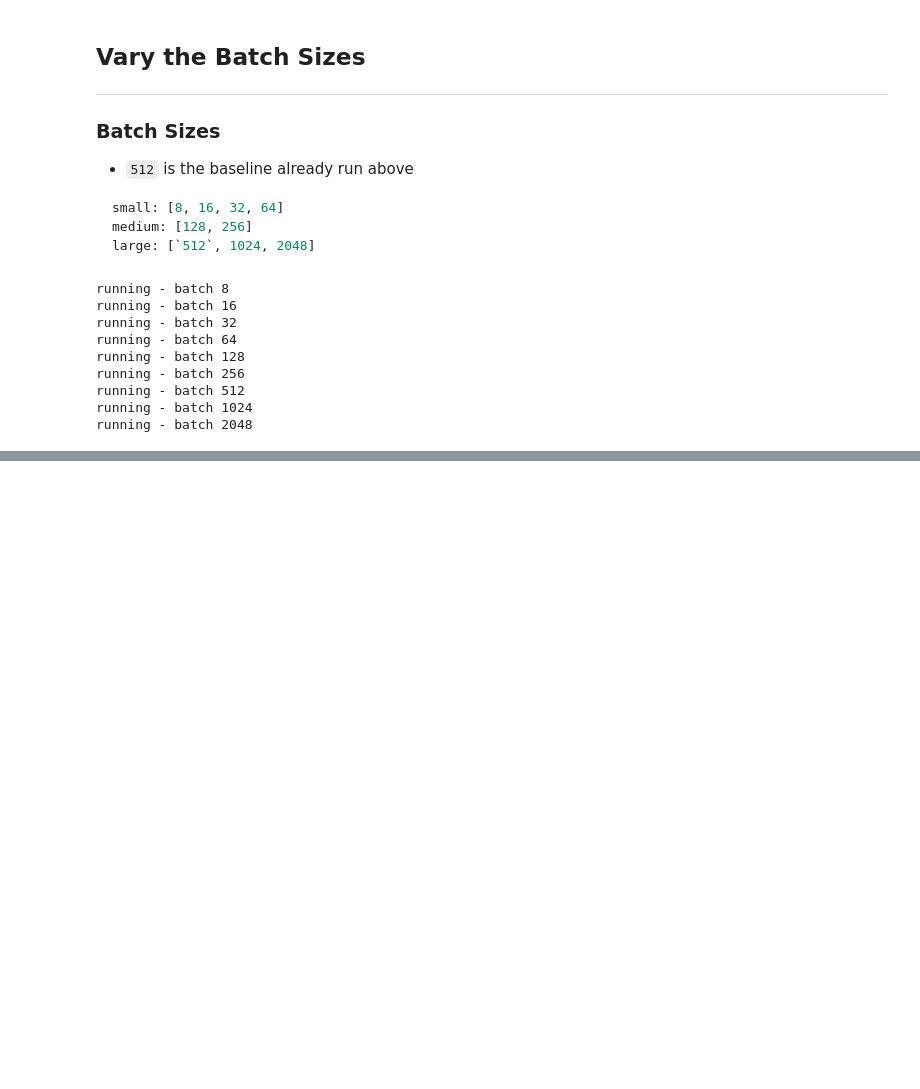
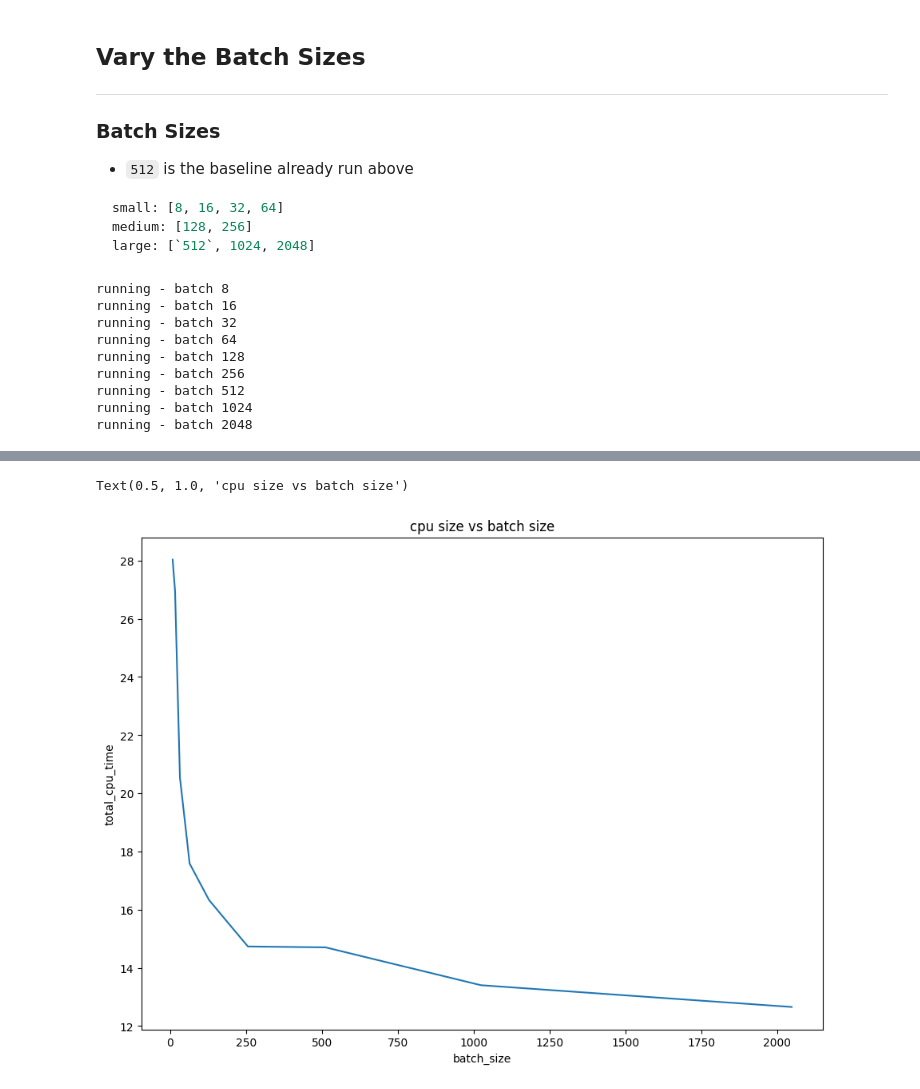
Before and after one commit to UVA-MLSys/DS5110_Fall_2024, a Jupyter notebook: Team 4/demos/01_AI_for_Astronomy_local.ipynb, the cells around one changed output, grey strips where cells are left out. Saved outputs shown, nothing was run; the diff lists cells and outputs as text; code cells hidden in the pictures; blank space fills up the shorter version.

Commit message:
got graphs in 01

```diff
--- a/Team 4/demos/01_AI_for_Astronomy_local.ipynb
+++ b/Team 4/demos/01_AI_for_Astronomy_local.ipynb
@@ -20,10 +20,12 @@ There are different machines on our team, try to show different machine info
 # %%
 import sys
 
-import boto3
+import matplotlib.pyplot as plt
+import pandas as pd
 import platform
 import psutil
 import tensorflow as tf
+import seaborn as sns
 import yaml
 
 from cosmicai.inference import CosmicAI
@@ -35,6 +37,7 @@ warnings.filterwarnings("ignore")
 with open("../keys/aws_credentials.yaml", "r") as f:
     credentials = yaml.safe_load(f)
 
+plt.rcParams["figure.figsize"] = (11, 8)
 
 print(sys.version)
 print(tf.__version__)
@@ -194,0 +171,12 @@ df_baseline.to_csv("..//data/interim/baseline_vary_batch.csv", index=False)
+# %%
+pd.set_option('display.float_format', lambda x: '%.2f' % x) # change scientific notation
+
+df_baseline = pd.DataFrame(batch_report_) # input: list of dicts
+df_baseline = df_baseline.assign(throughput_mbps = df_baseline["throughput_bps"].div(1000000.0)) # bps -> mbps
+
+# save out
+df_baseline.to_csv("..//data/interim/baseline_vary_batch.csv", index=False)
+
+# throughput is the rate at which a model processes data
+# more complex models have a higher through put
+df_baseline
@@ -194,0 +194,6 @@ df_baseline.to_csv("..//data/interim/baseline_vary_batch.csv", index=False)
+# %%
+# total cpu size vs batch size
+sns.lineplot(data=df_baseline, x = "batch_size", y = "total_cpu_time").set_title("CPU TIME vs Batch size")
+# %% [output]
+Text(0.5, 1.0, 'cpu size vs batch size')
+[figure, added]
```
Also changed, not shown: parts of 6 cells of this notebook, 4 other files.
